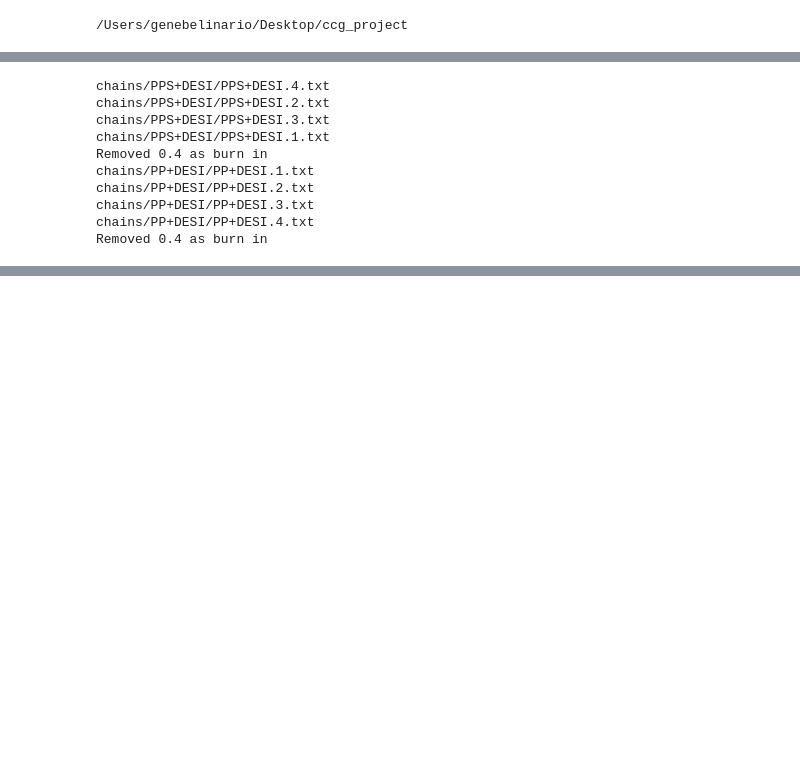
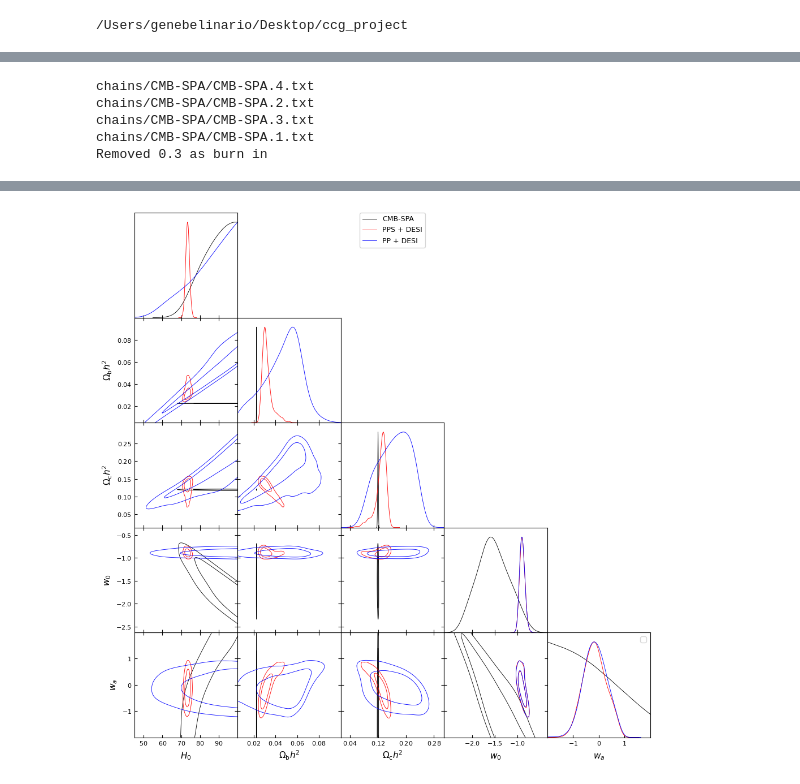
Before and after one commit to gcfbelinario/ccg_w0waCDM, a Jupyter notebook: plots.ipynb, the cells around one changed output, grey strips where cells are left out. Cells and saved outputs as stored; diff of their text form; code cells hidden in the pictures; blank space fills up the shorter version.

Commit message:
chain updates

```diff
--- a/plots.ipynb
+++ b/plots.ipynb
@@ -10,3 +10,13 @@ import os
 print(os.getcwd())
 # %% [output]
 /Users/genebelinario/Desktop/ccg_project
+# %%
+# chain prefix
+chain0 = 'chains/CMB-SPA/CMB-SPA'      # CMB-SPA
+chain1 = 'chains/PPS+DESI/PPS+DESI'    # PPS + DESI
+chain2 = 'chains/PP+DESI/PP+DESI'      # PP + DESI
+chain3 = 'chains/CMB-SPA+PPS+DESI'     # CMB-SPA + PPS + DESI
+chain4 = 'chains/CMB-SPA+PP+DESI'      # CMB-SPA + PP + DESI
+
+chains = np.array([chain0, chain1, chain2, chain3, chain4])
+labels = ['CMB-SPA', 'PPS + DESI', 'PP + DESI', 'CMB-SPA + PPS + DESI', 'CMB-SPA + PP + DESI']
@@ -13,20 +44,17 @@ print(os.getcwd())
 # %%
-# chain prefix
-chain0 = 'chains/CMB-SPA/CMB-SPA'      # CMB-SPA
-chain1 = 'chains/PPS+DESI/PPS+DESI'    # PPS + DESI
-chain2 = 'chains/PP+DESI/PP+DESI'      # PP + DESI
-chain3 = 'chains/CMB-SPA+PPS+DESI'     # CMB-SPA + PPS + DESI
-chain4 = 'chains/CMB-SPA+PP+DESI'      # CMB-SPA + PP + DESI
-
-# values
-burn_in = 0.4
+# parameters
+burn_in = 0.3
 
 # load samples
 #samples0 = loadMCSamples(chain0, settings={'ignore_rows':burn_in})
-samples1 = loadMCSamples(chain1, settings={'ignore_rows':burn_in})
-samples2 = loadMCSamples(chain2, settings={'ignore_rows':burn_in})
+#samples1 = loadMCSamples(chain1, settings={'ignore_rows':burn_in})
+#samples2 = loadMCSamples(chain2, settings={'ignore_rows':burn_in})
 #samples3 = loadMCSamples(chain3, settings={'ignore_rows':burn_in})
 #samples4 = loadMCSamples(chain4, settings={'ignore_rows':burn_in})
+
+chain_selector = [0,1,2]
+
+samples = [loadMCSamples(chains[n], settings={'ignore_rows':burn_in}) for n in chain_selector]
 
 # show stats
 #stats0 = samples0.getMargeStats()
@@ -37,14 +65,20 @@ samples2 = loadMCSamples(chain2, settings={'ignore_rows':burn_in})
 
 # print stats
 #print(stats1.parWithName('H0').mean)
+
+# plot posteriors
+g = gdplt.get_subplot_plotter()
+g.triangle_plot(samples,
+                ['H0','ombh2', 'omch2', 'w', 'wa'],
+                filled=False,
+                title_limit=0,
+                legend_labels=[labels[n] for n in chain_selector])
+
+plt.legend()
+plt.show()
 # %% [output]
-chains/PPS+DESI/PPS+DESI.4.txt
-chains/PPS+DESI/PPS+DESI.2.txt
-chains/PPS+DESI/PPS+DESI.3.txt
-chains/PPS+DESI/PPS+DESI.1.txt
-Removed 0.4 as burn in
-chains/PP+DESI/PP+DESI.1.txt
-chains/PP+DESI/PP+DESI.2.txt
-chains/PP+DESI/PP+DESI.3.txt
-chains/PP+DESI/PP+DESI.4.txt
-Removed 0.4 as burn in
+chains/CMB-SPA/CMB-SPA.4.txt
+chains/CMB-SPA/CMB-SPA.2.txt
+chains/CMB-SPA/CMB-SPA.3.txt
+chains/CMB-SPA/CMB-SPA.1.txt
+Removed 0.3 as burn in
@@ -50,0 +86 @@ Removed 0.4 as burn in
+[figure, added]
```
Also changed, not shown: parts of 3 cells of this notebook, 15 other files.
